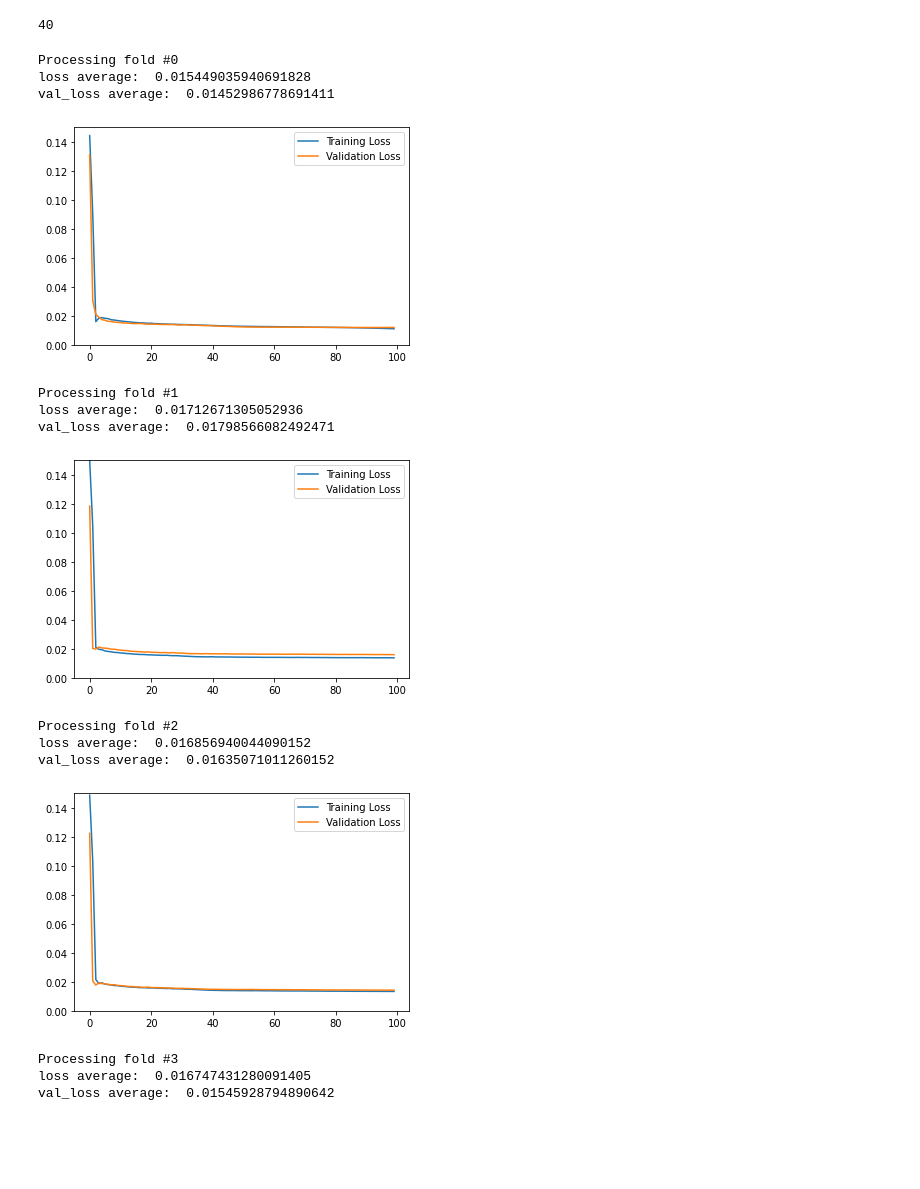
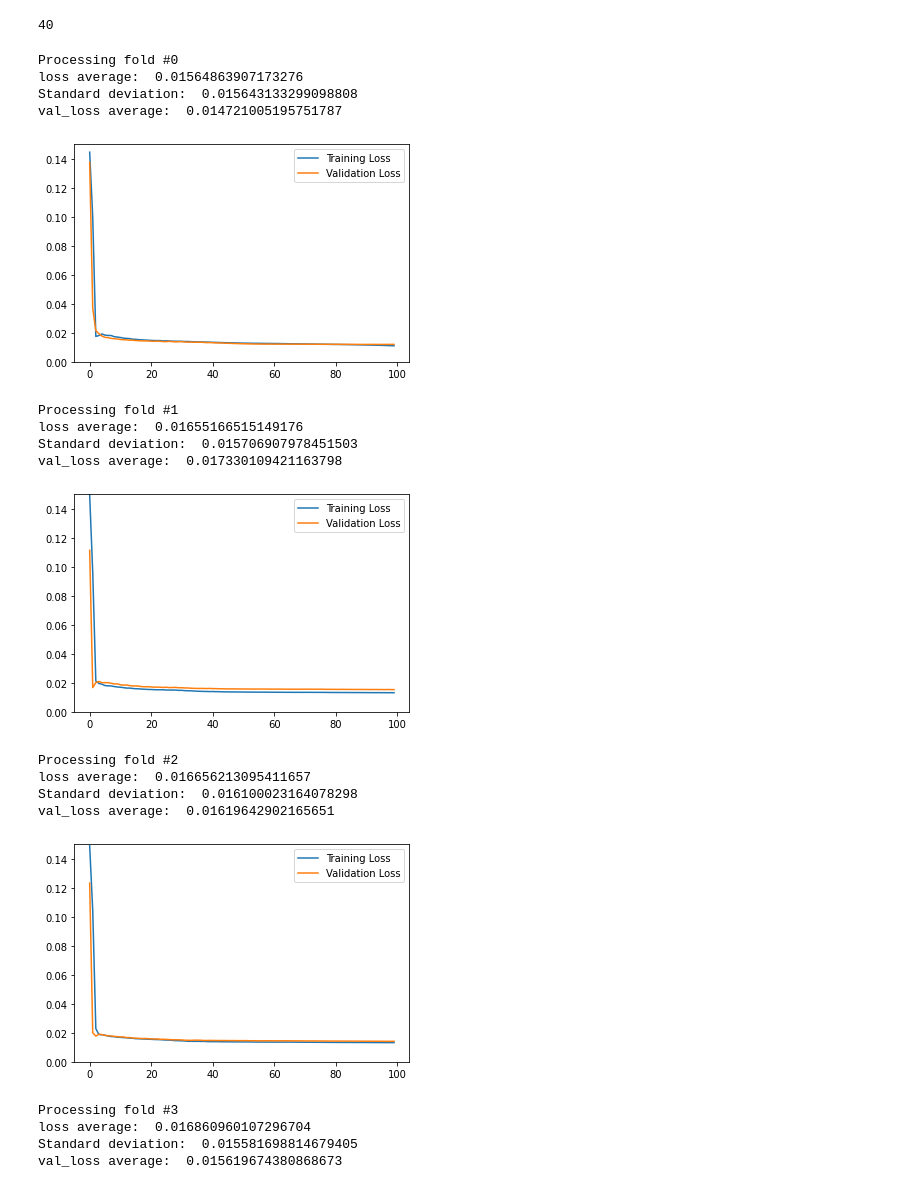
Before and after one commit to astroeye/autoencoder, a Jupyter notebook: 02_autoencoder/ae_36cc_k-fold.ipynb, the cells around one changed output. Cells and saved outputs as stored; diff of their text form; code cells hidden in the pictures; blank space fills up the shorter version.

```diff
--- a/02_autoencoder/ae_36cc_k-fold.ipynb
+++ b/02_autoencoder/ae_36cc_k-fold.ipynb
@@ -286,8 +286,8 @@ class Autoencoder(Model):
         # 1st dense layer
         self.encoder = tf.keras.Sequential([
             layers.Flatten(),
-            #layers.Dense(latent_dim, activation='relu'),
-            layers.Dense(latent_dim, activation='sigmoid'),
+            layers.Dense(latent_dim, activation='relu'),
+            # layers.Dense(latent_dim, activation='sigmoid'),
 
         ])
         self.decoder = tf.keras.Sequential([
@@ -403,6 +403,7 @@ all_scores = []
 all_mse_histories = []
 all_val_mse_histories = []
 all_mae_histories = []
+all_std_histories =[]
 for i in range(k):
     print(f"Processing fold #{i}")
     val_data = X[i * num_val_samples: (i + 1) * num_val_samples]
@@ -416,46 +417,53 @@ for i in range(k):
             y[(i + 1) * num_val_samples:]],
         axis=0)
     autoencoder = Autoencoder(latent_dim=64 * 4)
     autoencoder.compile(optimizer='adam', loss=losses.MeanSquaredError())
-    history = autoencoder.fit(partial_train_data, partial_train_targets,
+    history = autoencoder.fit(partial_train_data, partial_train_data,
 						#shuffle=True,
-                        validation_data=(val_data, val_targets),
+                        validation_data=(val_data, val_data),
                         epochs=num_epochs, batch_size=16, verbose=0)
     #mae_history = history.history["val_mae"]
     #all_mae_histories.append(mae_history)
     # Fold별 그래프 표시하기 위해 추가함
     # plt.plot(range(1, len(mae_history) + 1), mae_history)
     # plt.xlabel("Epochs")
     # plt.ylabel("Validation MAE")
     # #plt.ylim([0, 0.30])
     # plt.show()
 
     mse_history = history.history["loss"]
     all_mse_histories.append(mse_history)
     print("loss average: ", np.mean(mse_history))
 
+    all_std_histories.append(np.std(mse_history))
+    print("Standard deviation: ", np.std(mse_history))
+
     val_mse_history = history.history["val_loss"]
     all_val_mse_histories.append(val_mse_history)
     print("val_loss average: ", np.mean(val_mse_history))
 
     plt.plot(history.history["loss"], label="Training Loss")
     plt.plot(history.history["val_loss"], label="Validation Loss")
     plt.legend()
     plt.ylim([0, 0.150])
     plt.show()
 # %% [output]
 Processing fold #0
-loss average:  0.015449035940691828
-val_loss average:  0.01452986778691411
+loss average:  0.01564863907173276
+Standard deviation:  0.015643133299098808
+val_loss average:  0.014721005195751787
-[figure, old version]
+[figure, new version]
 Processing fold #1
-loss average:  0.01712671305052936
-val_loss average:  0.01798566082492471
+loss average:  0.01655166515149176
+Standard deviation:  0.015706907978451503
+val_loss average:  0.017330109421163798
-[figure, old version]
+[figure, new version]
 Processing fold #2
-loss average:  0.016856940044090152
-val_loss average:  0.01635071011260152
+loss average:  0.016656213095411657
+Standard deviation:  0.016100023164078298
+val_loss average:  0.01619642902165651
-[figure, old version]
+[figure, new version]
 Processing fold #3
-loss average:  0.016747431280091405
-val_loss average:  0.01545928794890642
+loss average:  0.016860960107296704
+Standard deviation:  0.015581698814679405
+val_loss average:  0.015619674380868673
```
Also changed, not shown: parts of 4 cells of this notebook, 2 other files.
